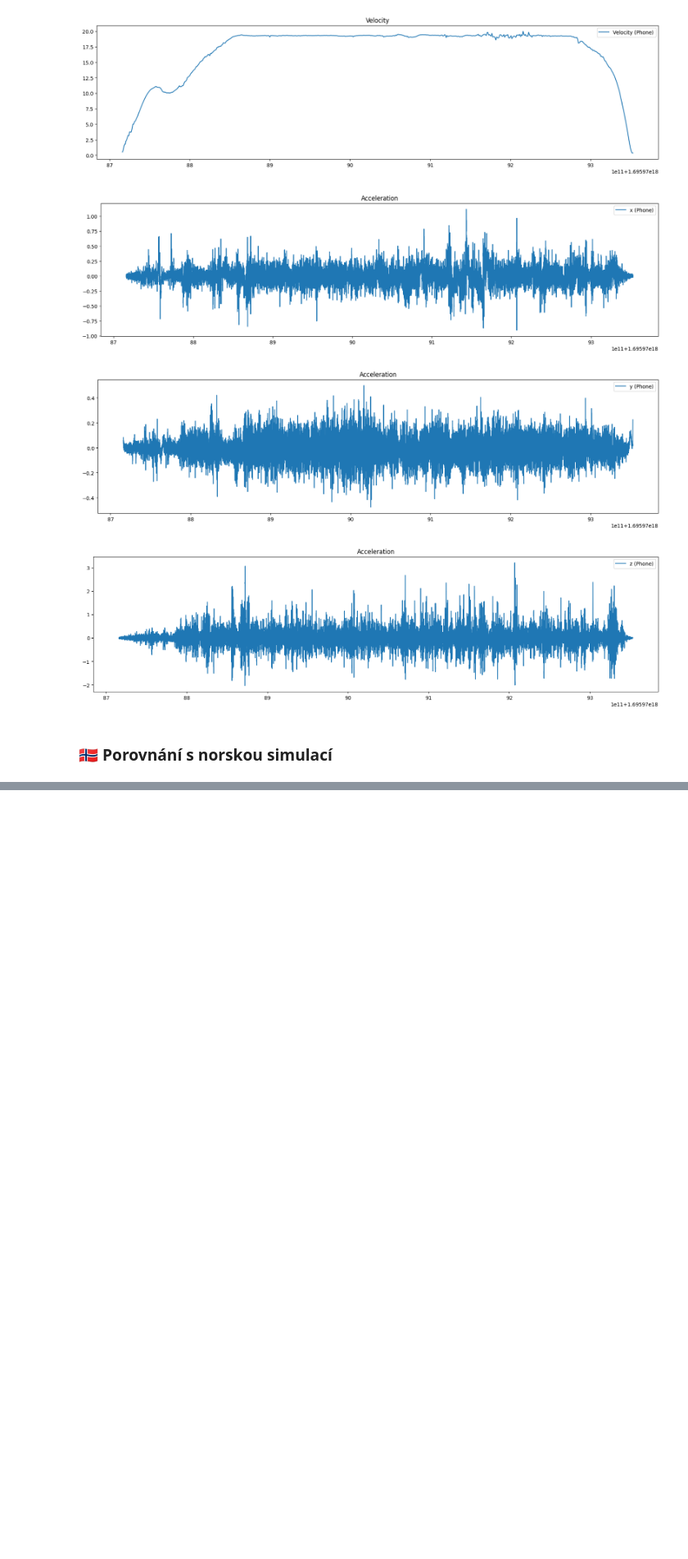
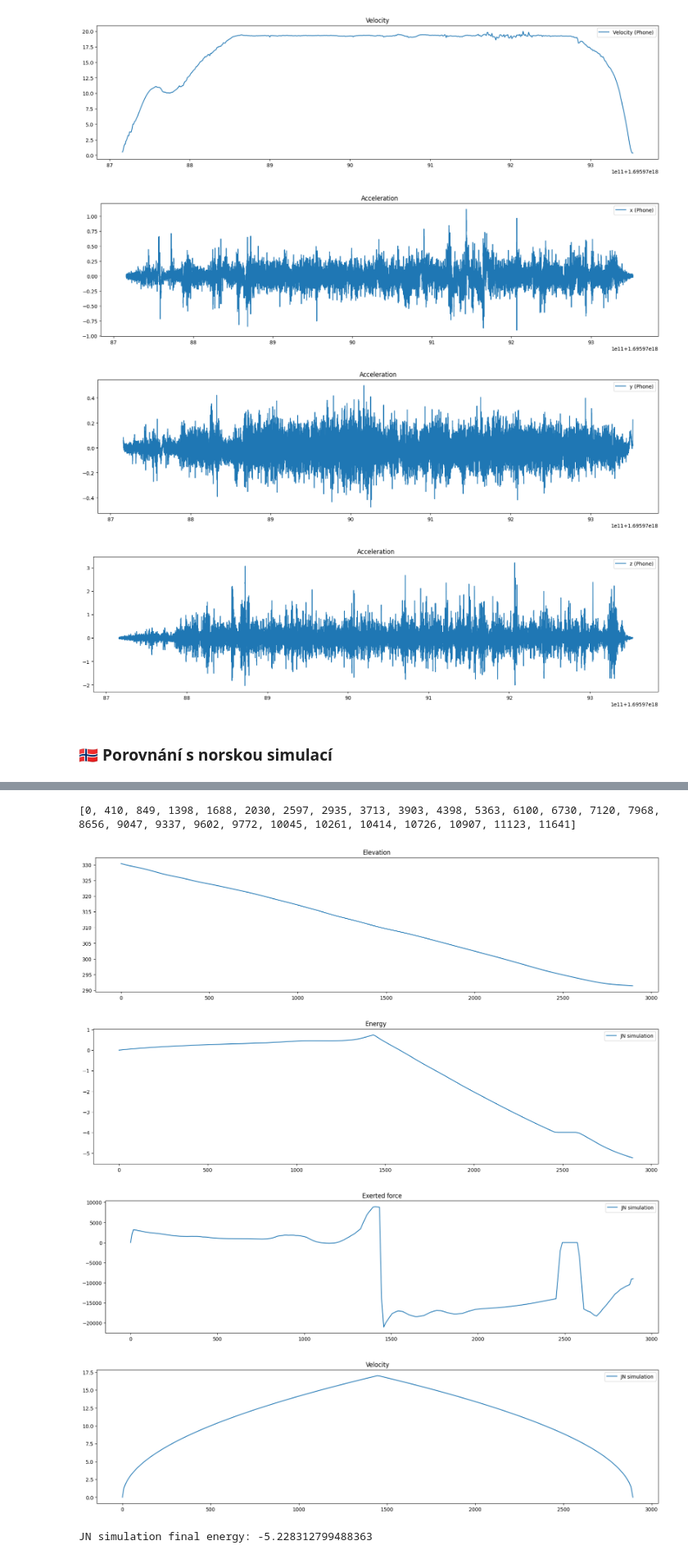
Before and after one commit to Sawy7/trainmap-consumption-api, a Jupyter notebook: train-exploration/train-exploration.ipynb, the cells around one changed output, grey strips where cells are left out. Shown at 82% size. Drawn from its saved outputs; the diff is of its cells as text; code cells hidden in the pictures; blank space fills up the shorter version.

Commit message:
Finding algo improvements (nope) and param. tuning

```diff
--- a/train-exploration/train-exploration.ipynb
+++ b/train-exploration/train-exploration.ipynb
@@ -515,0 +551,79 @@ Norwegian simulation final energy: 135.61772263885865
+# %%
+importlib.reload(tconsumption)
+
+# Calculated data
+c = tconsumption.Consumption()
+c.variable_params = {
+    "Elevation smoothing": 100,
+    "Curve smoothing": 10,
+    "Curve A": 999,
+    "Curve B": 100,
+    "Running a": 2,
+    "Running b": 0.054,
+    "Running c": 0.00034,
+    "Recuperation coefficient": 1,
+    "Comfortable acceleration": 0.1
+}
+c.load_from_file("../testing-data/norway-sim/opava-olomouc.geojson")
+# c.max_velocities_in_mps = list(df_measured["track_velocity_m_s"]) # TODO: Add limits
+
+# Modifying some parameters (source: https://cs.wikipedia.org/wiki/Motorov%C3%BD_v%C5%AFz_860)
+c.params["power_limit"] = 480*1000
+c.params["mass_locomotive"] = 56000
+c.params["mass_wagon"] = 0
+
+# Picking a slice
+print(c.stations)
+from_station = 20
+to_station = 21
+
+start_idx = c.stations[from_station]
+end_idx = c.stations[to_station]
+
+c.points = c.points[start_idx:end_idx]
+c.stations = c.stations[from_station:to_station+1]
+c.stations = [x-c.stations[0] for x in c.stations]
+c.max_velocities_in_mps = c.max_velocities_in_mps[start_idx:end_idx]
+c.series["elevation_values"] = c.series["elevation_values"][start_idx:end_idx]
+
+# Running the simulation
+c.run()
+
+# Plotting
+render_plot("Elevation", c.series["dist_values"], [[x[2] for x in c.points]], [])
+
+energy_calculated = [x/3600000 for x in c.series["energy_from_exerted_force"]]
+render_plot(
+    "Energy",
+    c.series["dist_values"],
+    [energy_calculated],
+    ["JN simulation"],
+    ["solid"]
+)
+render_plot(
+    "Exerted force",
+    c.series["dist_values"],
+    [c.series["exerted_force_values"]],
+    ["JN simulation"],
+    ["solid", "solid"]
+)
+
+render_plot(
+    "Velocity",
+    c.series["dist_values"],
+    [c.series["velocity_values"]],
+    ["JN simulation", "Norwegian simulation"],
+    ["solid", "solid"]
+)
+
+print(f"JN simulation final energy: {energy_calculated[-1]}")
+
+# dtw = fastdtw(energy_calculated, HERE)[0]
+# print("DTW:", dtw)
+# %% [output]
+[0, 410, 849, 1398, 1688, 2030, 2597, 2935, 3713, 3903, 4398, 5363, 6100, 6730, 7120, 7968, 8656, 9047, 9337, 9602, 9772, 10045, 10261, 10414, 10726, 10907, 11123, 11641]
+[figure, added]
+[figure, added]
+[figure, added]
+[figure, added]
+JN simulation final energy: -5.228312799488363
```
Also changed, not shown: parts of 7 cells of this notebook, 3 other files.
